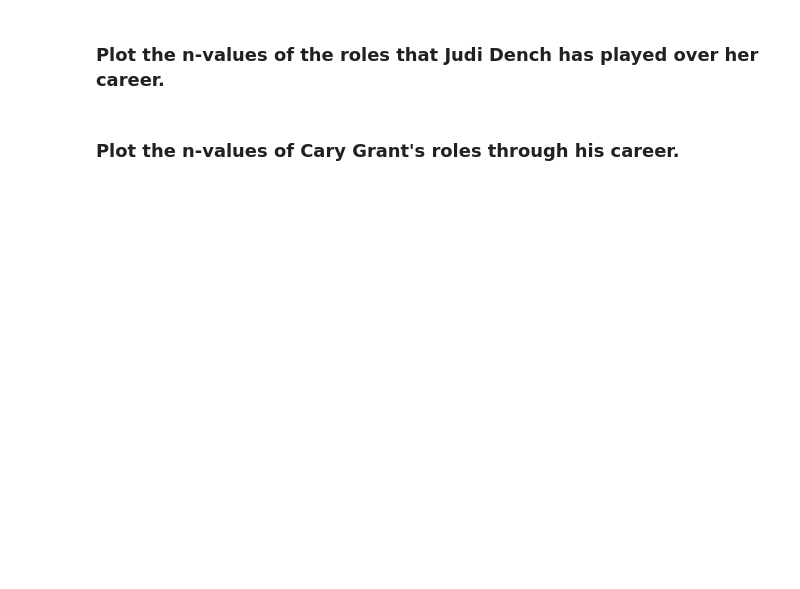
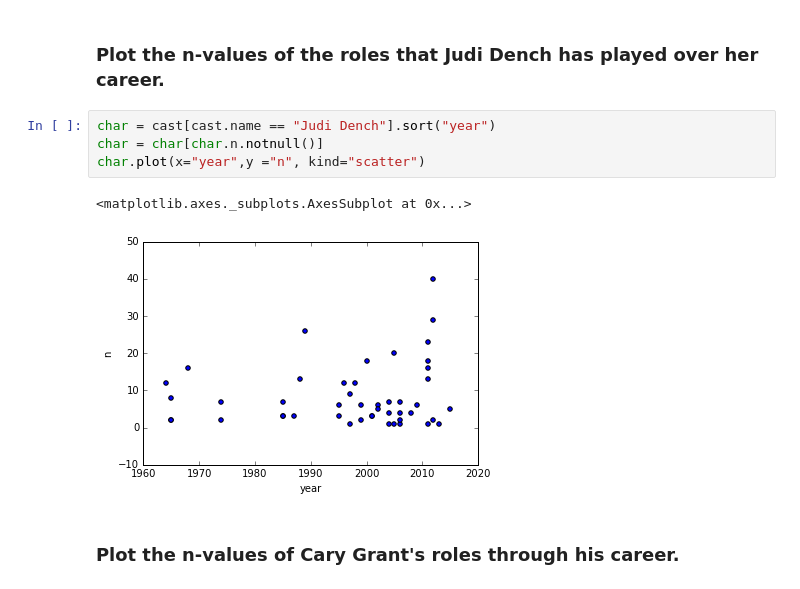
Before and after one commit to climberwb/pycon-pandas-tutorial, a Jupyter notebook: Exercises-2.ipynb, the cells around one changed output. Drawn from its saved outputs; the diff is of its cells as text; blank space fills up the shorter version.

```diff
--- a/Exercises-2.ipynb
+++ b/Exercises-2.ipynb
@@ -158,4 +189,11 @@ AttributeError: 'DataFrame' object has no attribute 'role'
 # %% [markdown]
 ### Plot the n-values of the roles that Judi Dench has played over her career.
+# %%
+char = cast[cast.name == "Judi Dench"].sort("year")
+char = char[char.n.notnull()]
+char.plot(x="year",y ="n", kind="scatter")
+# %% [output]
+<matplotlib.axes._subplots.AxesSubplot at 0x...>
+[figure, added]
 # %% [markdown]
 ### Plot the n-values of Cary Grant's roles through his career.
```
Also changed, not shown: parts of 7 cells of this notebook.
